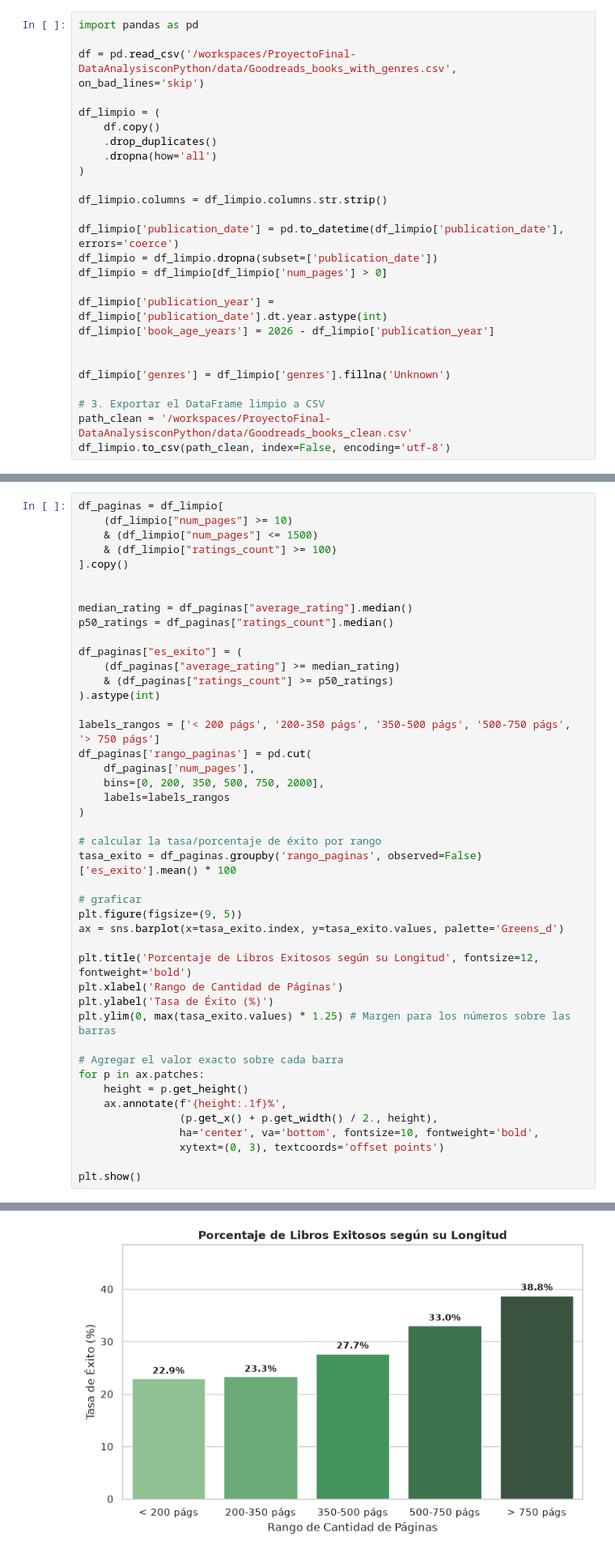
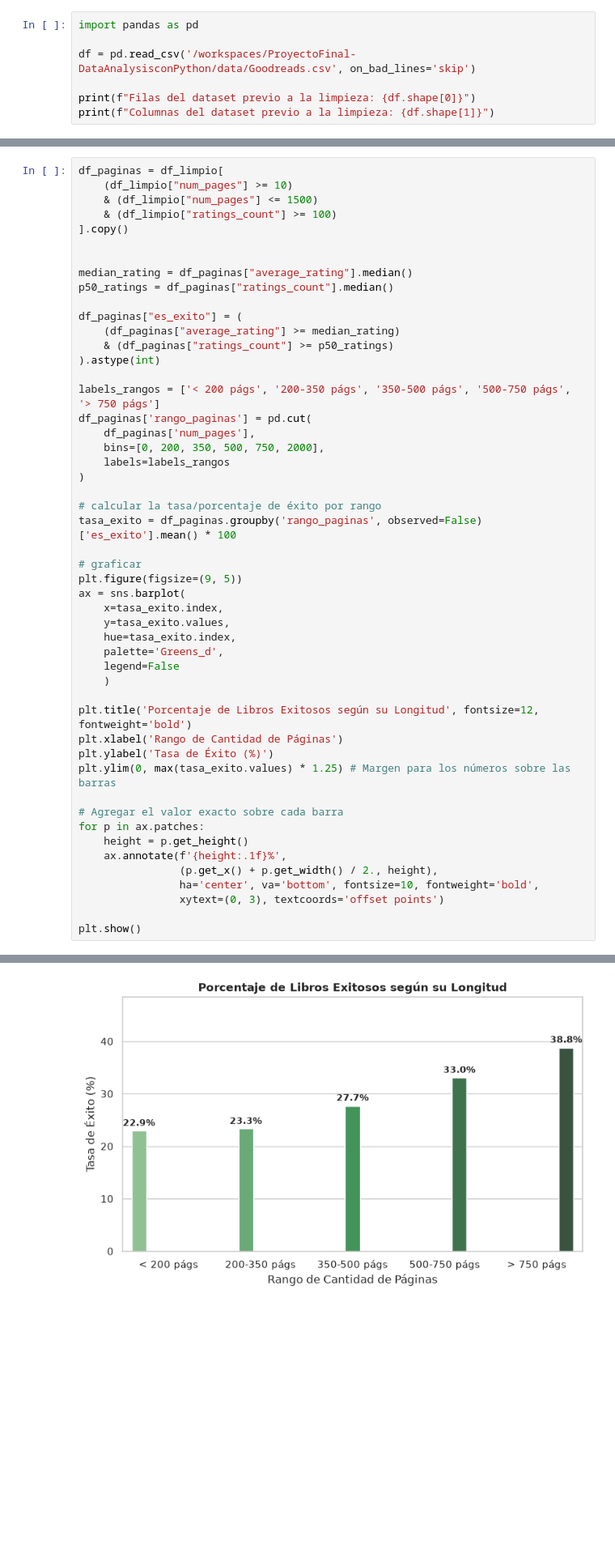
Before and after one commit to danischulday/ProyectoFinal-DataAnalysisconPython, a Jupyter notebook: notebook.ipynb, the cells around one changed output, grey strips where cells are left out. Shown at 81% size. Saved outputs shown, nothing was run; the diff lists cells and outputs as text; blank space fills up the shorter version.

Commit message:
modificaciones sobre notebook, data y readme

```diff
--- a/notebook.ipynb
+++ b/notebook.ipynb
@@ -22,26 +22,7 @@ Note: you may need to restart the kernel to use updated packages.
 # %%
 import pandas as pd
 
-df = pd.read_csv('/workspaces/ProyectoFinal-DataAnalysisconPython/data/Goodreads_books_with_genres.csv', on_bad_lines='skip')
+df = pd.read_csv('/workspaces/ProyectoFinal-DataAnalysisconPython/data/Goodreads.csv', on_bad_lines='skip')
 
-df_limpio = (
-    df.copy()
-    .drop_duplicates()
-    .dropna(how='all')
-)
-
-df_limpio.columns = df_limpio.columns.str.strip()
-
-df_limpio['publication_date'] = pd.to_datetime(df_limpio['publication_date'], errors='coerce')
-df_limpio = df_limpio.dropna(subset=['publication_date'])
-df_limpio = df_limpio[df_limpio['num_pages'] > 0]
-
-df_limpio['publication_year'] = df_limpio['publication_date'].dt.year.astype(int)
-df_limpio['book_age_years'] = 2026 - df_limpio['publication_year']
-
-
-df_limpio['genres'] = df_limpio['genres'].fillna('Unknown')
-
-# 3. Exportar el DataFrame limpio a CSV
-path_clean = '/workspaces/ProyectoFinal-DataAnalysisconPython/data/Goodreads_books_clean.csv'
-df_limpio.to_csv(path_clean, index=False, encoding='utf-8')
+print(f"Filas del dataset previo a la limpieza: {df.shape[0]}")
+print(f"Columnas del dataset previo a la limpieza: {df.shape[1]}")
@@ -367,7 +279,13 @@ tasa_exito = df_paginas.groupby('rango_paginas', observed=False)['es_exito'].mea
 
 # graficar
 plt.figure(figsize=(9, 5))
-ax = sns.barplot(x=tasa_exito.index, y=tasa_exito.values, palette='Greens_d')
+ax = sns.barplot(
+    x=tasa_exito.index,
+    y=tasa_exito.values,
+    hue=tasa_exito.index,
+    palette='Greens_d',
+    legend=False
+    )
 
 plt.title('Porcentaje de Libros Exitosos según su Longitud', fontsize=12, fontweight='bold')
 plt.xlabel('Rango de Cantidad de Páginas')
@@ -390,2 +305,2 @@ Passing `palette` without assigning `hue` is deprecated and will be removed in v
-[figure, old version]
+[figure, new version]
 # %% [markdown]
```
Also changed, not shown: parts of 22 cells of this notebook, 4 other files.
